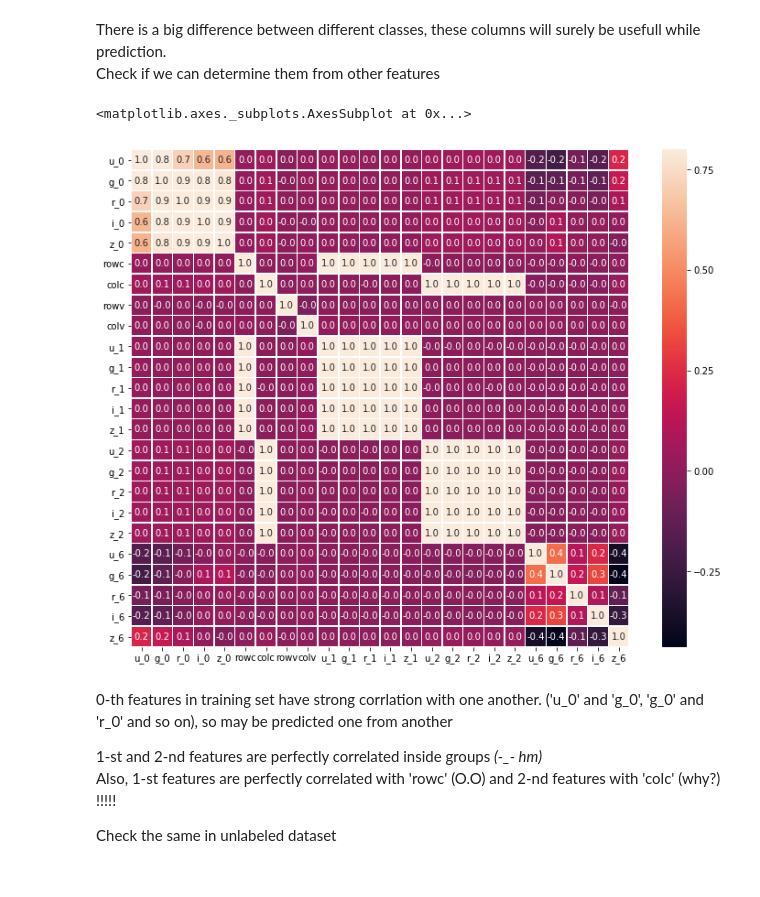
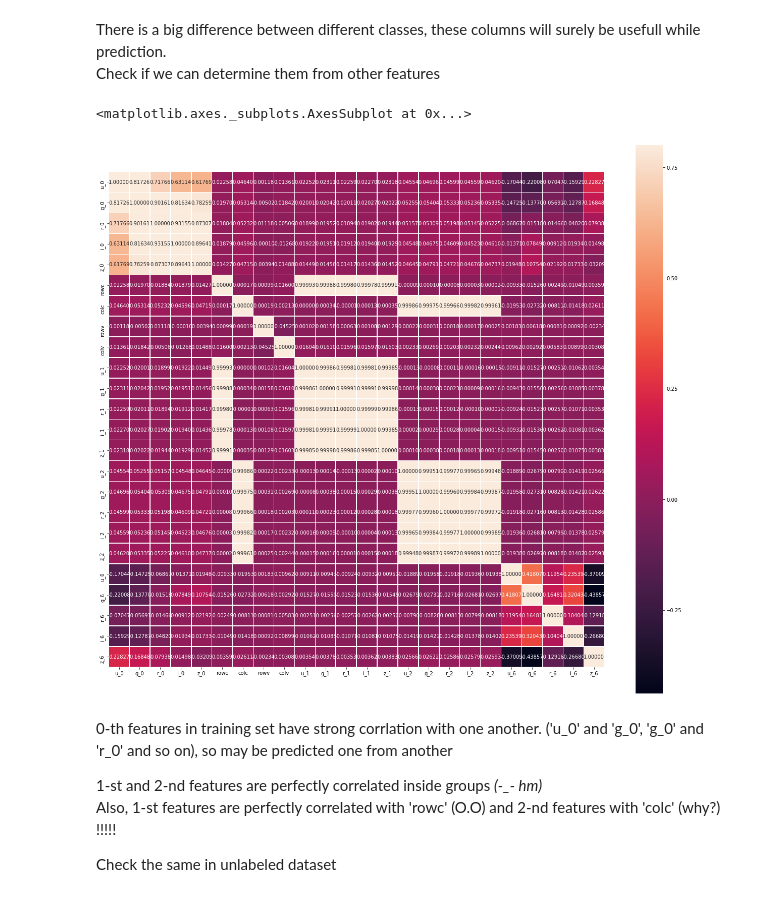
Before and after one commit to alyabogd/NightSkyTask, a Jupyter notebook: sky_data.ipynb, the cells around one changed output. Cells and saved outputs as stored; diff of their text form; code cells hidden in the pictures.

```diff
--- a/sky_data.ipynb
+++ b/sky_data.ipynb
@@ -325,13 +326,13 @@ Check if we can determine them from other features
 # %%
 exclude_from_corrmap = ["{}_{}".format(b, n) for n in ['3', '4', '5'] for b in bands_all]
 exclude_from_corrmap.extend(['class', 'objid', 'ra', 'dec', 'clean'])
 
 corrmat = train.drop(exclude_from_corrmap, axis=1).corr()
-f, ax = plt.subplots(figsize=(13, 10))
-sns.heatmap(corrmat,  annot=True, linewidths=.5, fmt= '.1f', vmax=.8, square=True)
+f, ax = plt.subplots(figsize=(22, 20))
+sns.heatmap(corrmat,  annot=True, linewidths=.5, fmt= '.5f', vmax=.8, square=True)
 # %% [output]
 <matplotlib.axes._subplots.AxesSubplot at 0x...>
-[figure, old version]
+[figure, new version]
 # %% [markdown]
 0-th features in training set have strong corrlation with one another. ('u_0' and 'g_0', 'g_0' and 'r_0' and so on), so may be predicted one from another
 
```
Also changed, not shown: parts of 24 cells of this notebook.
